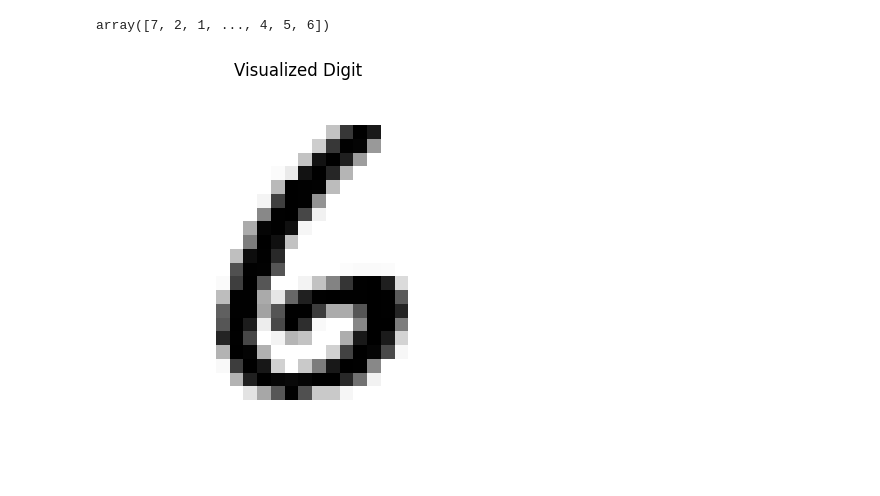
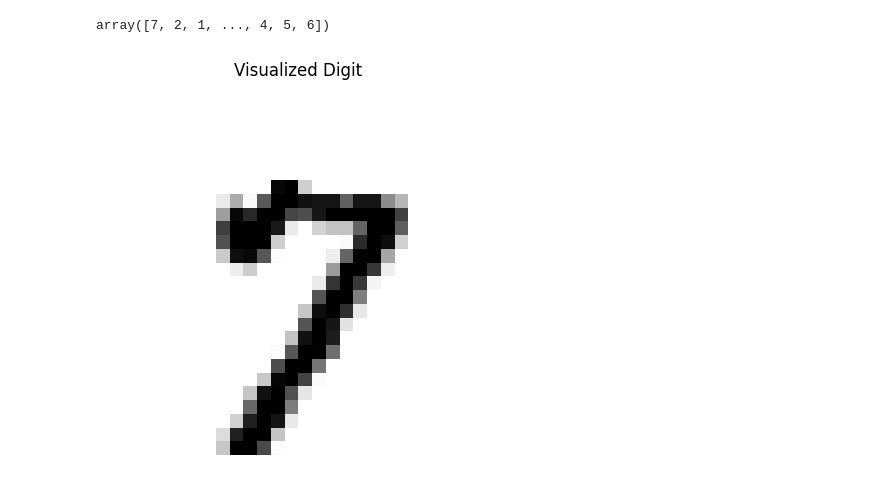
Before and after one commit to Obakeng-Mogale/neural-network-from-scratch, a Jupyter notebook: Neuralnet.ipynb, the cells around one changed output. Saved outputs shown, nothing was run; the diff lists cells and outputs as text; code cells hidden in the pictures.

```diff
--- a/Neuralnet.ipynb
+++ b/Neuralnet.ipynb
@@ -515,13 +514,13 @@ np.argmax(loss_activation.output,axis = 1)
 # %% [output]
 array([7, 2, 1, ..., 4, 5, 6])
 # %%
-image_array = x_train[5999].reshape(28,28) # Random pixels
+image_array = x_train[300].reshape(28,28) # Random pixels
 
 
 plt.figure(figsize=(5, 5)) # Set figure size
 plt.imshow(image_array, cmap='gray_r') # Display the array as an image
 plt.title("Visualized Digit") # Add a title
 plt.axis('off') # Hide axes
 plt.show() # Show the
 # %% [output]
-[figure, old version]
+[figure, new version]
```
Also changed, not shown: parts of 7 cells of this notebook, 1 other file.
